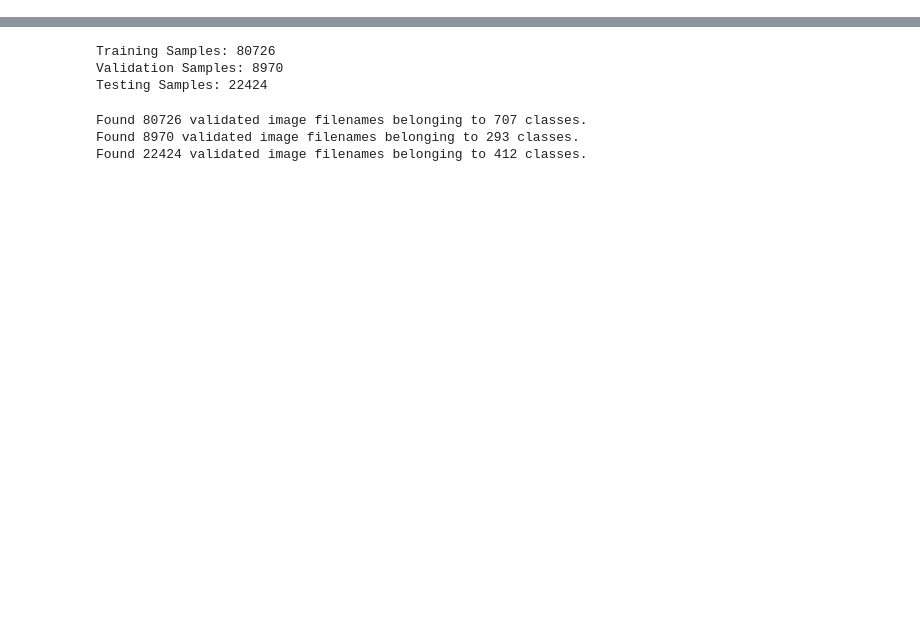
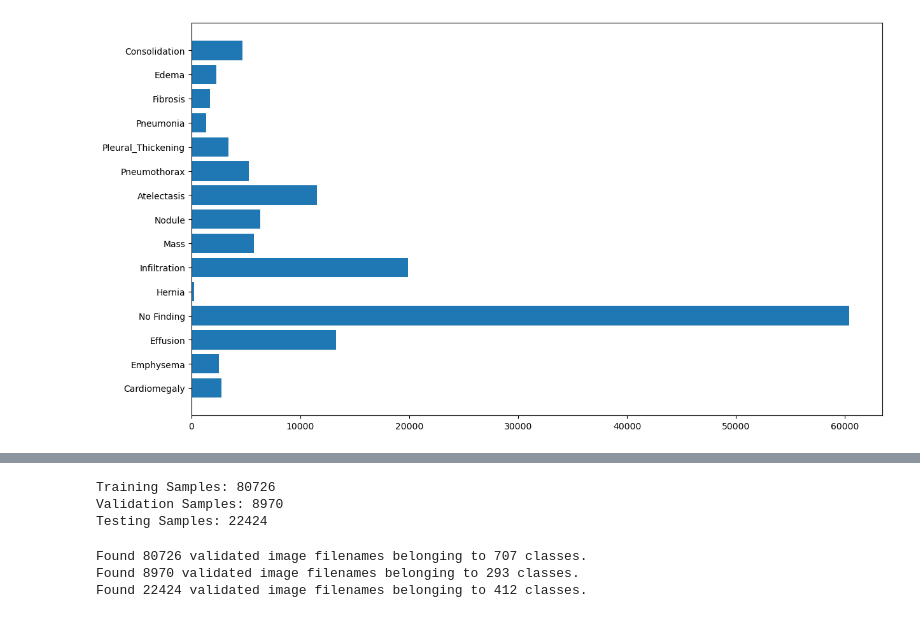
Before and after one commit to irtiza7/Lung-Disease-Classification, a Jupyter notebook: mobilenetv2-nih-chest-x-ray-14.ipynb, the cells around one changed output, grey strips where cells are left out. Saved outputs shown, nothing was run; the diff lists cells and outputs as text; code cells hidden in the pictures; blank space fills up the shorter version.

```diff
--- a/mobilenetv2-nih-chest-x-ray-14.ipynb
+++ b/mobilenetv2-nih-chest-x-ray-14.ipynb
@@ -20,3 +20,8 @@ from tensorflow.keras.applications.vgg16 import VGG16
 from tensorflow.keras.applications.resnet50 import ResNet50
 from tensorflow.keras import layers
 from tensorflow.keras import models
+# %%
+df1 = pd.read_csv('./Data_Entry_2017.csv')
+img_paths = {os.path.basename(x): x for x in glob(os.path.join('.', 'images', '*.png'))}
+df1['img_path'] = df['Image Index'].map(img_paths.get)
+df1.head()
@@ -22,0 +35,3 @@ from tensorflow.keras import models
+# %%
+df2 = df1[['Finding Labels', 'Patient ID', 'img_path']]
+df2.head()
@@ -22,0 +45,4 @@ from tensorflow.keras import models
+# %%
+labels=df2['Finding Labels'].str.split('|',expand=True).stack().unique()
+for l in labels:
+    df2[l]=df2['Finding Labels'].map(lambda x:1 if l in x else 0)
@@ -22,0 +83,8 @@ from tensorflow.keras import models
+# %%
+a=df2.drop(columns=['Patient ID','img_path','Finding Labels']).sum().values
+b=df2.drop(columns=['Patient ID','img_path','Finding Labels']).sum().index
+plt.subplots(figsize=(14,8))
+plt.barh(b,a)
+plt.show()
+# %% [output]
+[figure, added]
```
Also changed, not shown: parts of 26 cells of this notebook, 1 other file.
